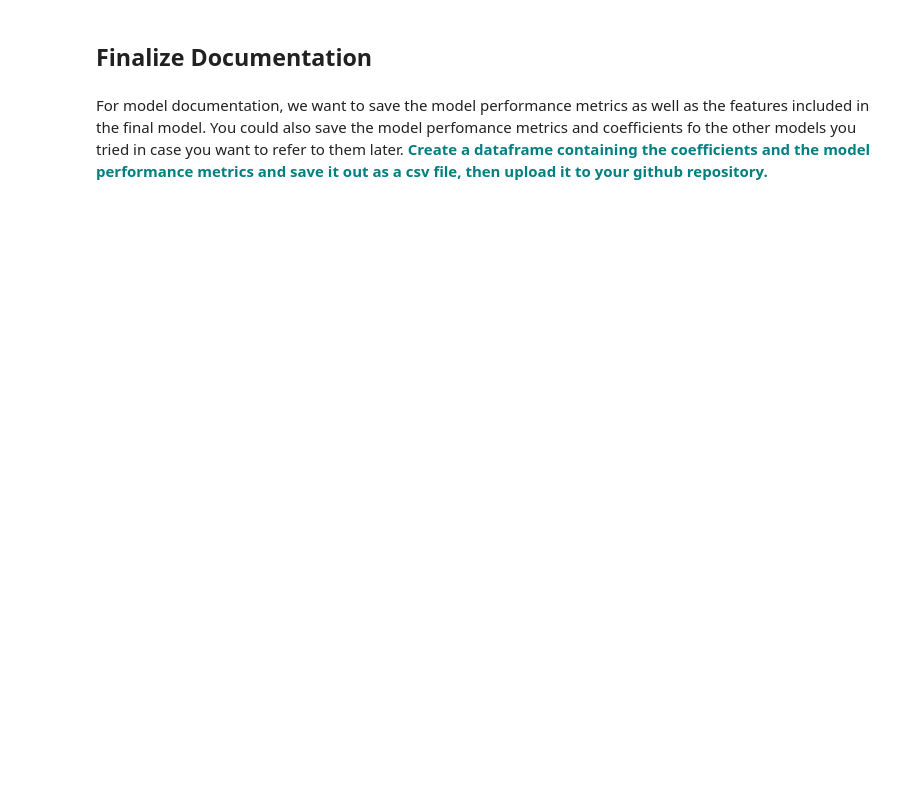
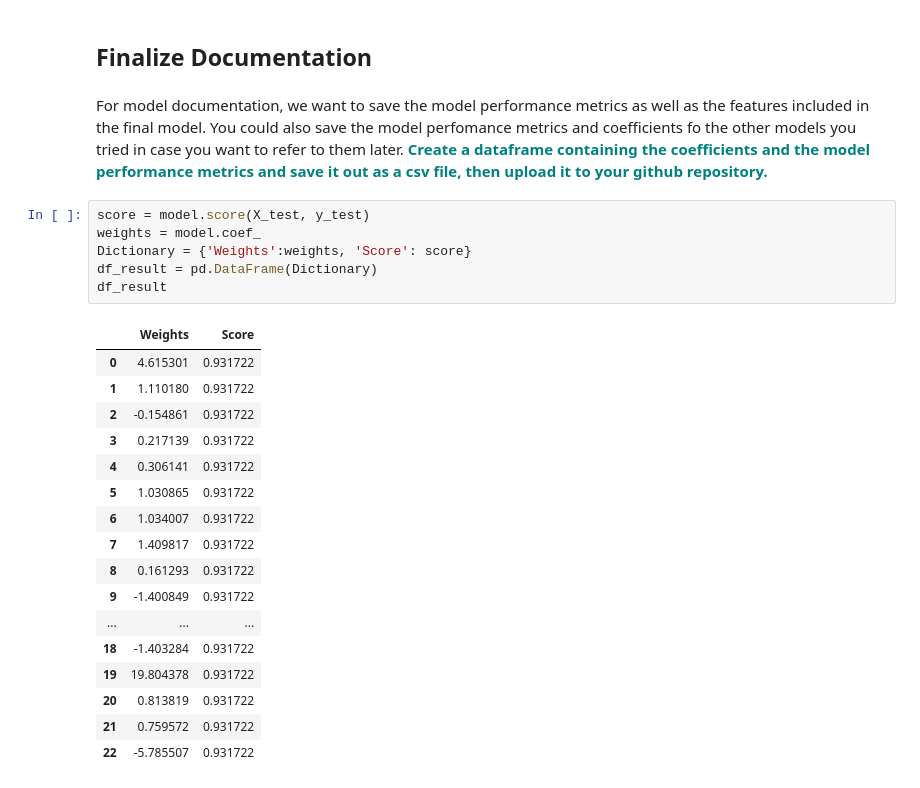
Before and after one commit to abhinavgairola/Guided_2, a Jupyter notebook: GuidedCapstoneStep6HL.ipynb, the cells around one changed output. Saved outputs shown, nothing was run; the diff lists cells and outputs as text; blank space fills up the shorter version.

```diff
--- a/GuidedCapstoneStep6HL.ipynb
+++ b/GuidedCapstoneStep6HL.ipynb
@@ -154,3 +189,27 @@ See the caveats in the documentation: http://pandas.pydata.org/pandas-docs/stabl
 ## Finalize Documentation
 # %% [markdown]
 For model documentation, we want to save the model performance metrics as well as the features included in the final model. You could also save the model perfomance metrics and coefficients fo the other models you tried in case you want to refer to them later. **<font color='teal'> Create a dataframe containing the coefficients and the model performance metrics and save it out as a csv file, then upload it to your github repository.</font>**
+# %%
+score = model.score(X_test, y_test)
+weights = model.coef_
+Dictionary = {'Weights':weights, 'Score': score}
+df_result = pd.DataFrame(Dictionary)
+df_result
+# %% [output]
+|  | Weights | Score |
+| 0 | 4.615301 | 0.931722 |
+| 1 | 1.110180 | 0.931722 |
+| 2 | -0.154861 | 0.931722 |
+| 3 | 0.217139 | 0.931722 |
+| 4 | 0.306141 | 0.931722 |
+| 5 | 1.030865 | 0.931722 |
+| 6 | 1.034007 | 0.931722 |
+| 7 | 1.409817 | 0.931722 |
+| 8 | 0.161293 | 0.931722 |
+| 9 | -1.400849 | 0.931722 |
+| ... | ... | ... |
+| 18 | -1.403284 | 0.931722 |
+| 19 | 19.804378 | 0.931722 |
+| 20 | 0.813819 | 0.931722 |
+| 21 | 0.759572 | 0.931722 |
+| 22 | -5.785507 | 0.931722 |
```
Also changed, not shown: parts of 8 cells of this notebook, 10 other files.
